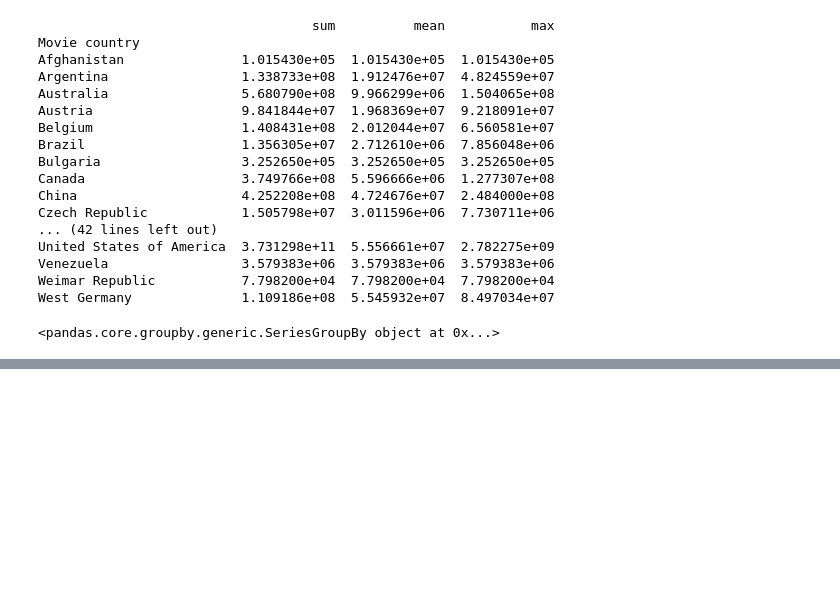
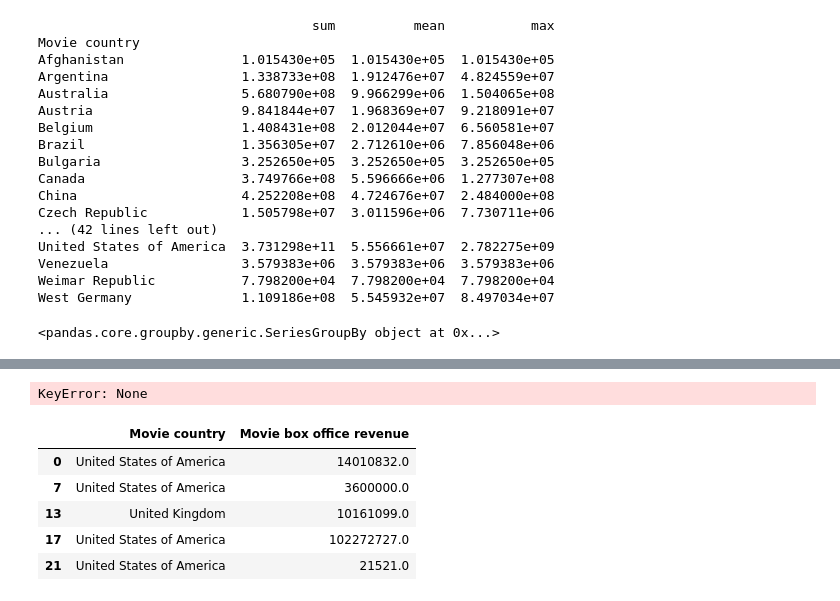
Before and after one commit to epfl-ada/ada-2024-project-4bigbrains, a Jupyter notebook: Guilhem.ipynb, the cells around one changed output, grey strips where cells are left out. Drawn from its saved outputs; the diff is of its cells as text; code cells hidden in the pictures; blank space fills up the shorter version.

```diff
--- a/Guilhem.ipynb
+++ b/Guilhem.ipynb
@@ -75,0 +66,7 @@ Name: Movie box office revenue, Length: 450, dtype: float64>
+# %%
+df_pivoted = df2.pivot(index=None, columns='Movie country', values='Movie box office revenue')
+
+# Display the result
+print(df_pivoted)
+# %% [output]
+KeyError: None
@@ -75,0 +81,10 @@ Name: Movie box office revenue, Length: 450, dtype: float64>
+# %%
+df3_boxplot = df3[['Movie country','Movie box office revenue']]
+df3_boxplot.head()
+# %% [output]
+|  | Movie country | Movie box office revenue |
+| 0 | United States of America | 14010832.0 |
+| 7 | United States of America | 3600000.0 |
+| 13 | United Kingdom | 10161099.0 |
+| 17 | United States of America | 102272727.0 |
+| 21 | United States of America | 21521.0 |
```
Also changed, not shown: parts of 13 cells of this notebook.
